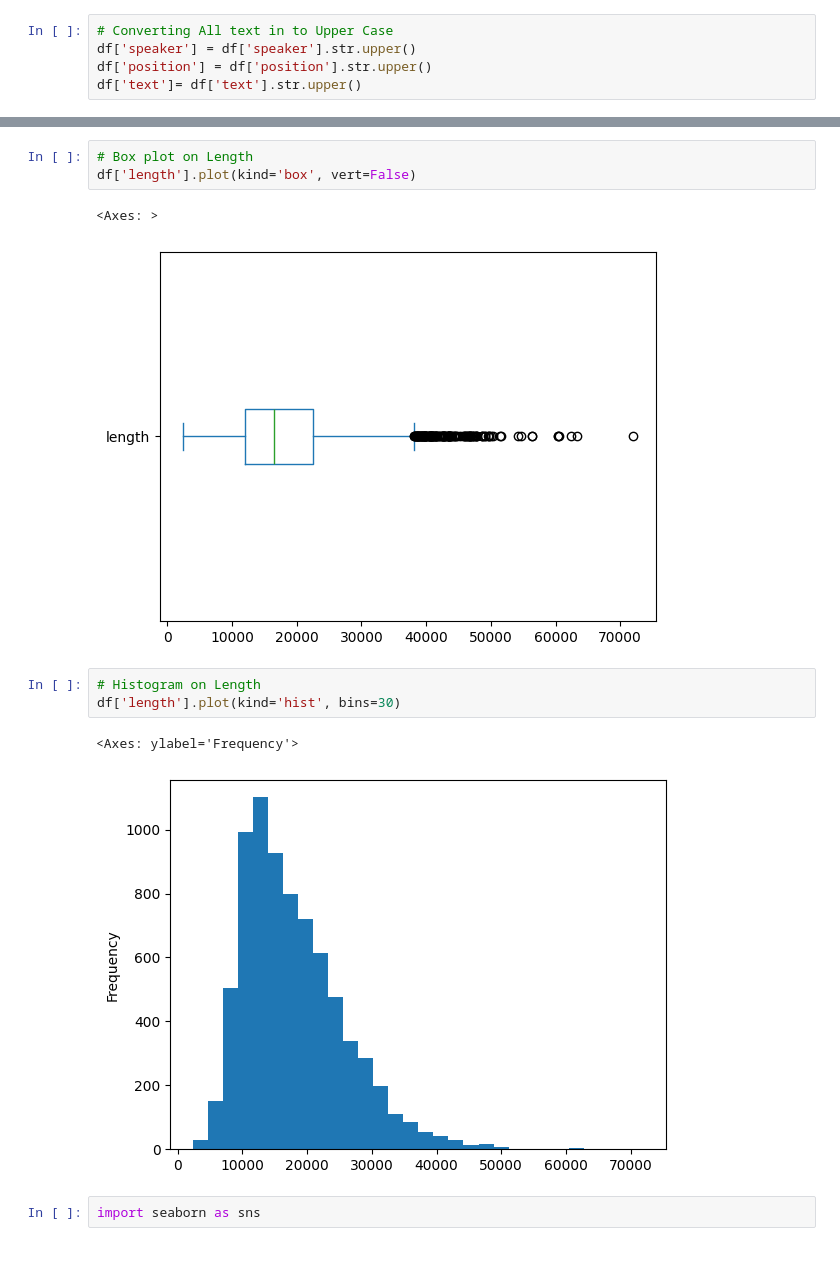
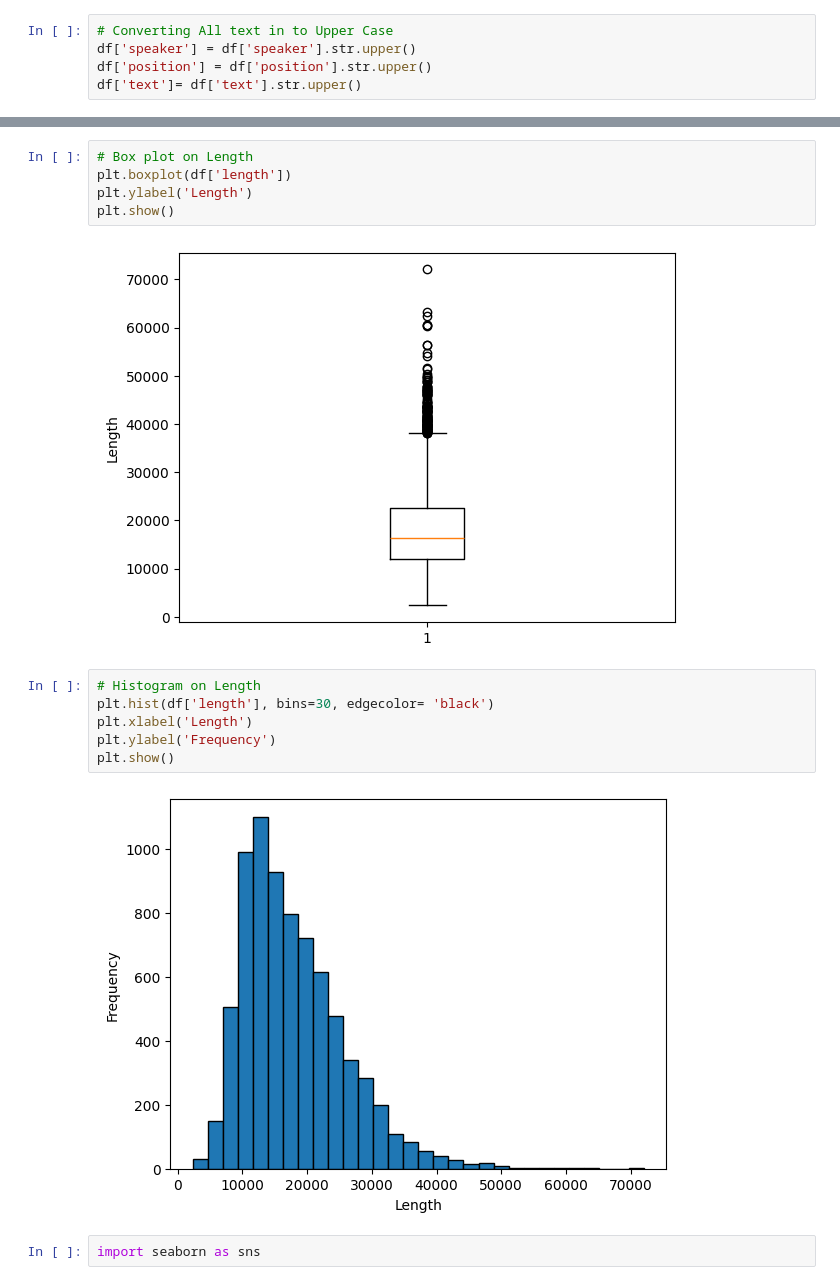
Before and after one commit to Sai-Mithravasu/text-based-analysis, a Jupyter notebook: ClassWork_2401.ipynb, the cells around one changed output, grey strips where cells are left out. Drawn from its saved outputs; the diff is of its cells as text; blank space fills up the shorter version.

```diff
--- a/ClassWork_2401.ipynb
+++ b/ClassWork_2401.ipynb
@@ -172,15 +174,18 @@ df['length'].plot()
 # %%
 # Box plot on Length
-df['length'].plot(kind='box', vert=False)
+plt.boxplot(df['length'])
+plt.ylabel('Length')
+plt.show()
 # %% [output]
-<Axes: >
-[figure, old version]
+[figure, new version]
 # %%
 # Histogram on Length
-df['length'].plot(kind='hist', bins=30)
+plt.hist(df['length'], bins=30, edgecolor= 'black')
+plt.xlabel('Length')
+plt.ylabel('Frequency')
+plt.show()
 # %% [output]
-<Axes: ylabel='Frequency'>
-[figure, old version]
+[figure, new version]
 # %%
 import seaborn as sns
 # %%
```
Also changed, not shown: parts of 17 cells of this notebook.
